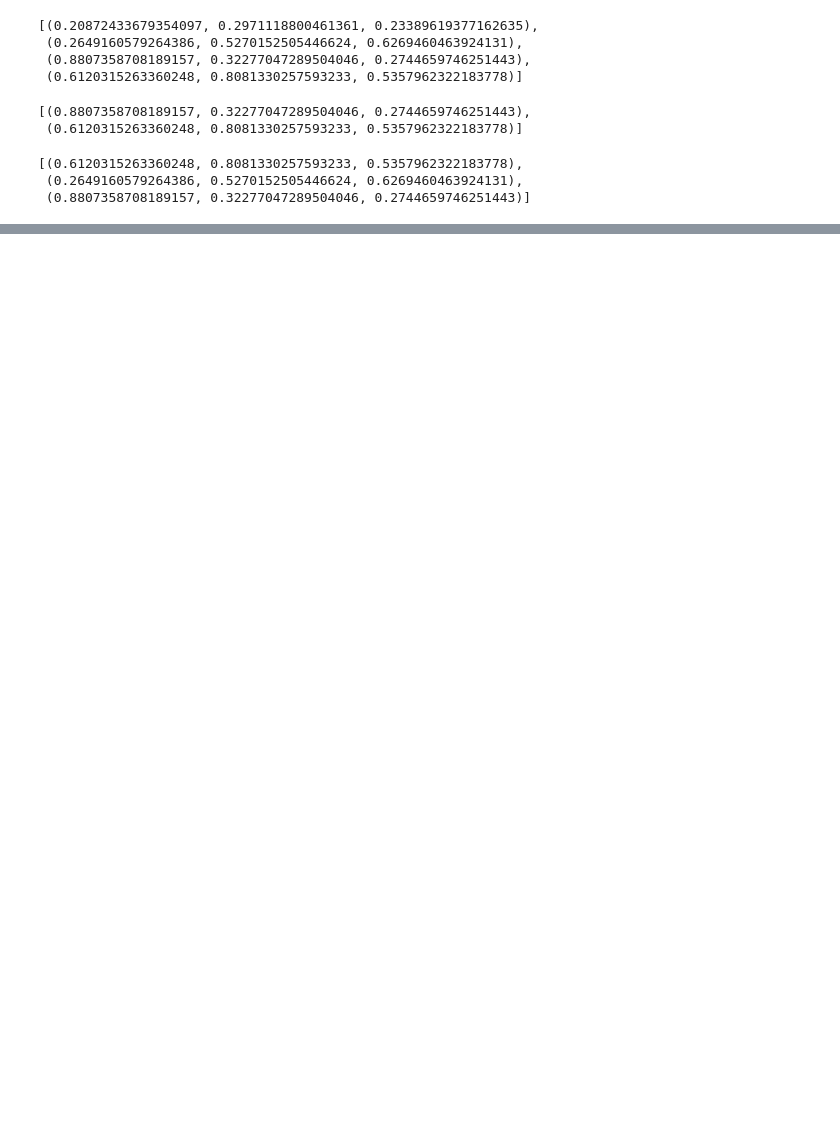
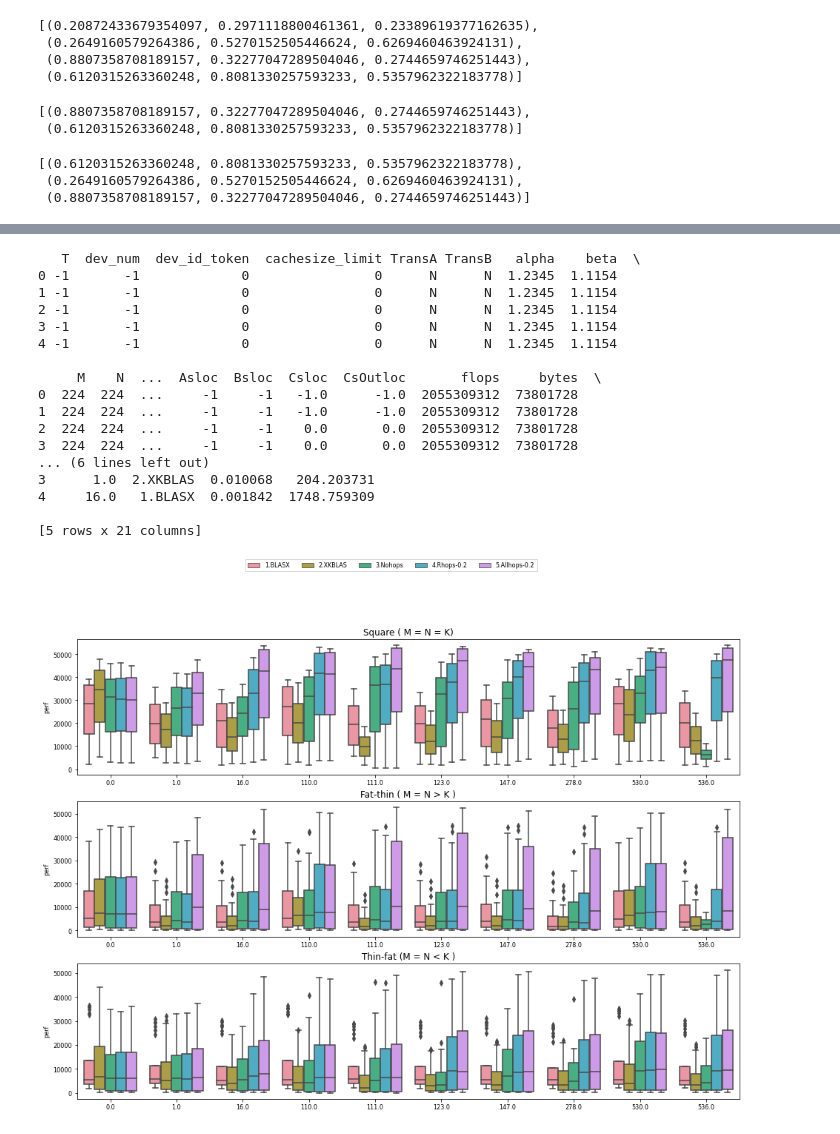
Before and after one commit to p-anastas/PARALiA-Framework, a Jupyter notebook: Benchmarking/Python_Scripts/Plot-gflops-comp-imp.ipynb, the cells around one changed output, grey strips where cells are left out. Saved outputs shown, nothing was run; the diff lists cells and outputs as text; code cells hidden in the pictures; blank space fills up the shorter version.

Commit message:
Minor version update: ESPA complete, Benchmark log and layout improvement

```diff
--- a/Benchmarking/Python_Scripts/Plot-gflops-comp-imp.ipynb
+++ b/Benchmarking/Python_Scripts/Plot-gflops-comp-imp.ipynb
@@ -68,6 +68,13 @@ def CoCoPeLia_log_read(filename):
     temp = pd.read_csv(filename, header=None, names = ['T','dev_num', 'dev_id_token', 'cachesize_limit','TransA','TransB',
                                                     'alpha','beta','M','N','K','Asloc','Bsloc','Csloc', 'CsOutloc', 'timer'],
                                                      dtype = {'M': np.int64, 'N': np.int64, 'K': np.int64, 'timer': np.float64} )
+    temp.sort_values(by=['M','N','K'])
+    return temp
+
+def PARALia_log_read(filename):
+    temp = pd.read_csv(filename, header=None, names = ['T','dev_num', 'dev_id_token', 'cachesize_limit','TransA','TransB',
+                                                    'alpha','beta','M','N','K','Asloc','Bsloc','Csloc', 'CsOutloc', 'timer', 'pred_t', 'pred_J'],
+                                                     dtype = {'M': np.int64, 'N': np.int64, 'K': np.int64, 'timer': np.float64, 'pred_t': np.float64, 'pred_J': np.float64} )
     temp.sort_values(by=['M','N','K'])
     return temp
 
@@ -114,15 +121,15 @@ print('CoCopeLia_data_rhops_alldev len: %d\n' % len(CoCopeLia_data_rhops_alldev)
 
 impl_hops=""
 benchdir= homedir + "/PhD_stuff/CoCoPeLia-Framework-bench-Nohops"
-CoCopeLia_data_nosel_nohops_alldev = keep_dev_8(CoCoPeLia_log_read('%s/%s-build/%s-install/Benchmarking/testLogs/CoCoPeLiaDgemmRunner_predefined_vals_%s_%s%s%s%s_%s.log'
+CoCopeLia_data_nohops_alldev = (CoCoPeLia_log_read('%s/%s-build/%s-install/Benchmarking/testLogs/CoCoPeLiaDgemmRunner_predefined_vals_%s_%s%s%s%s_%s.log'
                                                                   %(benchdir, machine, machine, split, sr_over, implementation, impl_hops, pw_optimize, version)))
-print('CoCopeLia_data_nosel_nohops_alldev len: %d' % len(CoCopeLia_data_nosel_nohops_alldev))
+print('CoCopeLia_data_nohops_alldev len: %d' % len(CoCopeLia_data_nohops_alldev))
 cuBLASXt_best_data = CoCoPeLia_log_read('%s/%s-build/%s-install/Benchmarking/testLogs/cuBLASXtDgemmRunner_%s_%s%s%s%s_%s.log' %(benchdir, machine, machine, split, sr_over, implementation, impl_hops, pw_optimize, version))
 print('cuBLASXt_best_data len: %d\n' % len(cuBLASXt_best_data))
 
 impl_hops="_RONLY-HOPS-1-0.20"
 benchdir= homedir + "/PhD_stuff/CoCoPeLia-Framework-bench-Rhops-0.2pen"
-CoCopeLia_data_rhops_02pen_alldev = keep_dev_8(CoCoPeLia_log_read('%s/%s-build/%s-install/Benchmarking/testLogs/CoCoPeLiaDgemmRunner_predefined_vals_%s_%s%s%s%s_%s.log'
+CoCopeLia_data_rhops_02pen_alldev = (CoCoPeLia_log_read('%s/%s-build/%s-install/Benchmarking/testLogs/CoCoPeLiaDgemmRunner_predefined_vals_%s_%s%s%s%s_%s.log'
                                                                   %(benchdir, machine, machine, split, sr_over, implementation, impl_hops, pw_optimize, version)))
 print('CoCopeLia_data_rhops_02pen_alldev len: %d' % len(CoCopeLia_data_rhops_02pen_alldev))
 BLASxEx_data = CoCoPeLia_log_read('%s/%s-build/%s-install/Benchmarking/testLogs/BLASxExDgemmRunner_%s_%s%s%s%s_%s.log' %(benchdir, machine, machine, split, sr_over, implementation, impl_hops, pw_optimize, version))
@@ -130,11 +137,20 @@ print('BLASxEx_data len: %d\n' % len(BLASxEx_data))
 
 impl_hops="_ALL-HOPS-1-0.20"
 benchdir= homedir + "/PhD_stuff/CoCoPeLia-Framework-bench-Allhops-0.2pen"
-CoCopeLia_data_nosel_allhops_02pen_alldev = keep_dev_8(CoCoPeLia_log_read('%s/%s-build/%s-install/Benchmarking/testLogs/CoCoPeLiaDgemmRunner_predefined_vals_%s_%s%s%s%s_%s.log'
+CoCopeLia_data_allhops_02pen_alldev = (CoCoPeLia_log_read('%s/%s-build/%s-install/Benchmarking/testLogs/CoCoPeLiaDgemmRunner_predefined_vals_%s_%s%s%s%s_%s.log'
                                                                   %(benchdir, machine, machine, split, sr_over, implementation, impl_hops, pw_optimize, version)))
-print('CoCopeLia_data_nosel_allhops_02pen_alldev len: %d' % len(CoCopeLia_data_nosel_allhops_02pen_alldev))
+print('CoCopeLia_data_allhops_02pen_alldev len: %d' % len(CoCopeLia_data_allhops_02pen_alldev))
 XKBLAS_nocache_data = CoCoPeLia_log_read('%s/%s-build/%s-install/Benchmarking/testLogs/XKBLASDgemmRunner_%s_%s%s%s%s_%s.log' %(benchdir, machine, machine, split, sr_over, implementation, impl_hops, pw_optimize, version))
-print('XKBLAS_nocache_data len: %d\n' % len(XKBLAS_nocache_data))
+print('XKBLAS_nocache_data len: %d' % len(XKBLAS_nocache_data))
+CoCopeLia_data_allhops_02pen_preddev = CoCoPeLia_log_read('%s/%s-build/%s-install/Benchmarking/testLogs/CoCoPeLiaDgemmRunner_%s_%s%s%s%s_%s.log'
+                                                                  %(benchdir, machine, machine, split, sr_over, implementation, impl_hops, pw_optimize, version))
+print('CoCopeLia_data_allhops_02pen_preddev len: %d\n' % len(CoCopeLia_data_allhops_02pen_preddev))
+
+version="1.5"
+benchdir= homedir + "/PhD_stuff/CoCoPeLia-Framework"
+CoCopeLia_data_allhops_02pen_ESPA_alldev = keep_dev_8(PARALia_log_read('%s/%s-build/%s-install/Benchmarking/testLogs/CoCoPeLiaDgemmRunner_predefined_vals_%s_%s%s%s%s_%s.log'
+                                                                  %(benchdir, machine, machine, split, sr_over, implementation, impl_hops, pw_optimize, version)))
+print('CoCopeLia_data_allhops_02pen_ESPA_alldev len: %d\n' % len(CoCopeLia_data_allhops_02pen_ESPA_alldev))
 # %% [output]
 CoCopeLia_data_rhops len: 6060
 CoCopeLia_data_rhops_alldev len: 6020
@@ -241,29 +310,52 @@ def dgemm_bytes(df):
 # %%
 CoCopeLia_all_data_alldev = pd.concat([BLASxEx_data,XKBLAS_nocache_data])
 #CoCopeLia_all_data_alldev = pd.concat([CoCopeLia_all_data_alldev,CoCopeLia_data_rhops_alldev])
-CoCopeLia_all_data_alldev = pd.concat([CoCopeLia_all_data_alldev,CoCopeLia_data_nosel_nohops_alldev])
-CoCopeLia_all_data_alldev = pd.concat([CoCopeLia_all_data_alldev,CoCopeLia_data_nosel_rhops_02pen_alldev])
-CoCopeLia_all_data_alldev = pd.concat([CoCopeLia_all_data_alldev,CoCopeLia_data_nosel_allhops_02pen_alldev])
+CoCopeLia_all_data_alldev = pd.concat([CoCopeLia_all_data_alldev,CoCopeLia_data_nohops_alldev])
+CoCopeLia_all_data_alldev = pd.concat([CoCopeLia_all_data_alldev,CoCopeLia_data_rhops_02pen_alldev])
+CoCopeLia_all_data_alldev = pd.concat([CoCopeLia_all_data_alldev,CoCopeLia_data_allhops_02pen_alldev])
+CoCopeLia_all_data_alldev = pd.concat([CoCopeLia_all_data_alldev,CoCopeLia_data_allhops_02pen_ESPA_alldev])
+#CoCopeLia_all_data_alldev = pd.concat([CoCopeLia_all_data_alldev,CoCopeLia_data_allhops_02pen_select_sk_low_alldev])
+#CoCopeLia_all_data_alldev = pd.concat([CoCopeLia_all_data_alldev,CoCopeLia_data_allhops_02pen_select_sk_high_alldev])
+#CoCopeLia_all_data_alldev = pd.concat([CoCopeLia_all_data_alldev,CoCopeLia_data_allhops_02pen_preddev])
 CoCopeLia_all_data_mean = CoCoPeLia_modified_grouby_avg(CoCopeLia_all_data_alldev)
 print(CoCopeLia_all_data_mean.head(5))
 CoCopeLia_all_data_alldev_list = []
 CoCopeLia_all_data_alldev_list.append(CoCoPeLia_select_subset(CoCopeLia_all_data_mean,'square'))
 CoCopeLia_all_data_alldev_list.append(CoCoPeLia_select_subset(CoCopeLia_all_data_mean,'fat-thin'))
 CoCopeLia_all_data_alldev_list.append(CoCoPeLia_select_subset(CoCopeLia_all_data_mean,'thin-fat'))
 elem_name=['Square ( M = N = K)', 'Fat-thin ( M = N > K )', 'Thin-fat (M = N < K )']
-fig, ax = plt.subplots(1,3)
-fig.set_size_inches(width*4, 2*height)
-fig.subplots_adjust(left=.05, bottom=.06, right=.99, top=.86)
+fig, ax = plt.subplots(3)
+fig.set_size_inches(width*4, height*5)
+fig.subplots_adjust(left=.1, bottom=.06, right=.99, top=.86)
 for ctr in range(0,len(ax)):
     sns.boxplot(data=CoCopeLia_all_data_alldev_list[ctr], x = 'loc_str', y = 'perf', hue = 'imp', ax=ax[ctr])
     ax[ctr].set_title(elem_name[ctr])
     ax[ctr].get_legend().remove()
     #ax[ctr].set_xticks([])
     ax[ctr].set_xlabel('')
     #ax[ctr].set_xticklabels(['[-1,-1,-1]', '[0,0,-1]', '[4,2,-1]', '[-1,-1,0]', '[-1,0,5]', '[0,0,0]', '[0,1,2]', '[0,3,6]', '[4,2,5]', '[1,6,7]'])
     if ctr == 0:
         fig.legend(loc = 'upper center',#title="Model",  # Title for the legend
             fontsize=font, fancybox = False, ncol=6)
 fig.savefig('Plots/MaxDev/Plot_testbed-%s_gflops_sumup.pdf' % (machine))
+# %% [output]
+   T  dev_num  dev_id_token  cachesize_limit TransA TransB   alpha    beta  \
+0 -1       -1             0                0      N      N  1.2345  1.1154
+1 -1       -1             0                0      N      N  1.2345  1.1154
+2 -1       -1             0                0      N      N  1.2345  1.1154
+3 -1       -1             0                0      N      N  1.2345  1.1154
+4 -1       -1             0                0      N      N  1.2345  1.1154
+
+     M    N  ...  Asloc  Bsloc  Csloc  CsOutloc       flops     bytes  \
+0  224  224  ...     -1     -1   -1.0      -1.0  2055309312  73801728
+1  224  224  ...     -1     -1   -1.0      -1.0  2055309312  73801728
+2  224  224  ...     -1     -1    0.0       0.0  2055309312  73801728
+3  224  224  ...     -1     -1    0.0       0.0  2055309312  73801728
+... (6 lines left out)
+3      1.0  2.XKBLAS  0.010068   204.203731
+4     16.0   1.BLASX  0.001842  1748.759309
+
+[5 rows x 21 columns]
+[figure, added]
 # %%
 # Plot all, in respect to Problem size
```
Also changed, not shown: parts of 4 cells of this notebook, 31 other files.
